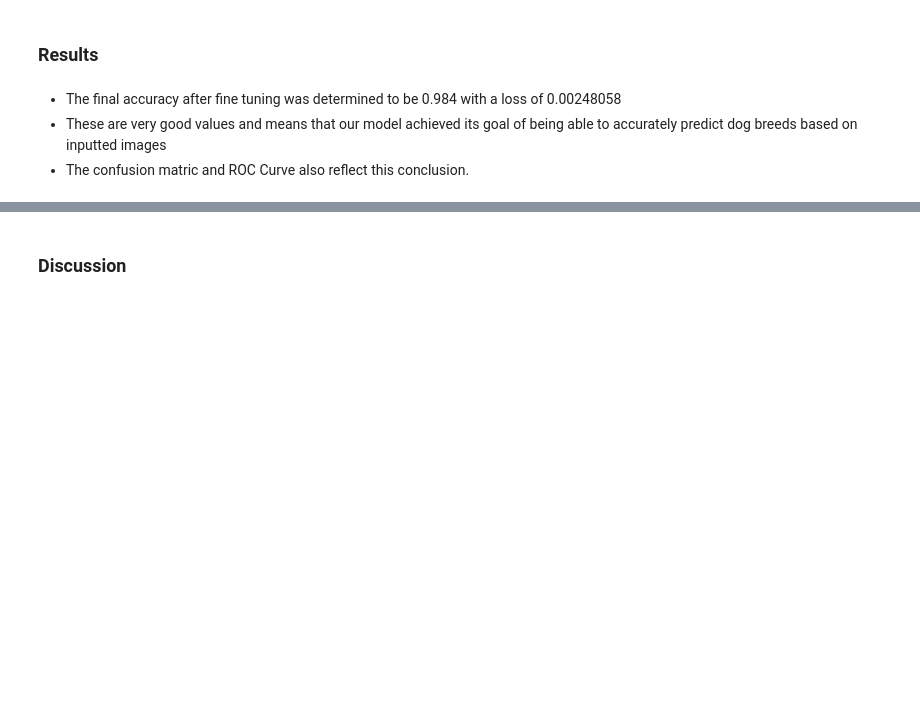
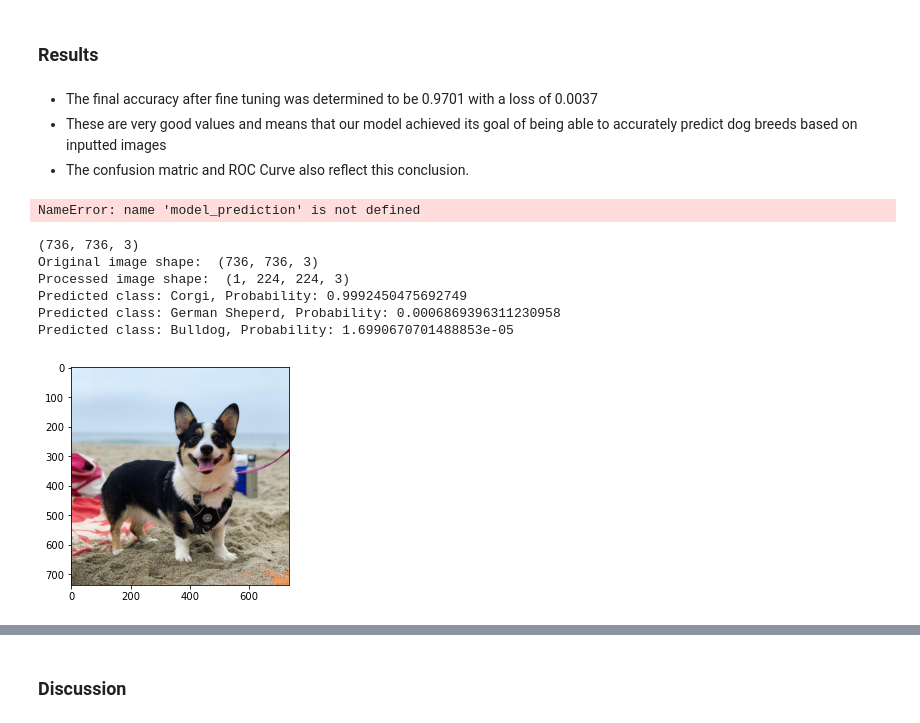
Before and after one commit to TheRealAryanTiwari/AI-In-Biology-Project, a Jupyter notebook: blue_bsc4892/tolingerjiang/Project/AI-In-Biology-Project/Project.ipynb/Project.ipynb, the cells around one changed output, grey strips where cells are left out. Saved outputs shown, nothing was run; the diff lists cells and outputs as text; code cells hidden in the pictures; blank space fills up the shorter version.

```diff
--- a/blue_bsc4892/tolingerjiang/Project/AI-In-Biology-Project/Project.ipynb/Project.ipynb
+++ b/blue_bsc4892/tolingerjiang/Project/AI-In-Biology-Project/Project.ipynb/Project.ipynb
@@ -422,6 +440,20 @@ plt.show()
 # %% [markdown]
 ### Results
-# %% [markdown]
-- The final accuracy after fine tuning was determined to be 0.984 with a loss of 0.00248058
-- These are very good values and means that our model achieved its goal of being able to accurately predict dog breeds based on inputted images
-- The confusion matric and ROC Curve also reflect this conclusion.
+# %% [markdown]
+- The final accuracy after fine tuning was determined to be 0.9701 with a loss of 0.0037
+- These are very good values and means that our model achieved its goal of being able to accurately predict dog breeds based on inputted images
+- The confusion matric and ROC Curve also reflect this conclusion.
+# %%
+model_prediction("irl/bald dog.jpg")
+# %% [output]
+NameError: name 'model_prediction' is not defined
+# %%
+model_prediction("irl/corgihusky.jpg")
+# %% [output]
+(736, 736, 3)
+Original image shape:  (736, 736, 3)
+Processed image shape:  (1, 224, 224, 3)
+Predicted class: Corgi, Probability: 0.9992450475692749
+Predicted class: German Sheperd, Probability: 0.0006869396311230958
+Predicted class: Bulldog, Probability: 1.6990670701488853e-05
+[figure, added]
```
Also changed, not shown: parts of 29 cells of this notebook.
